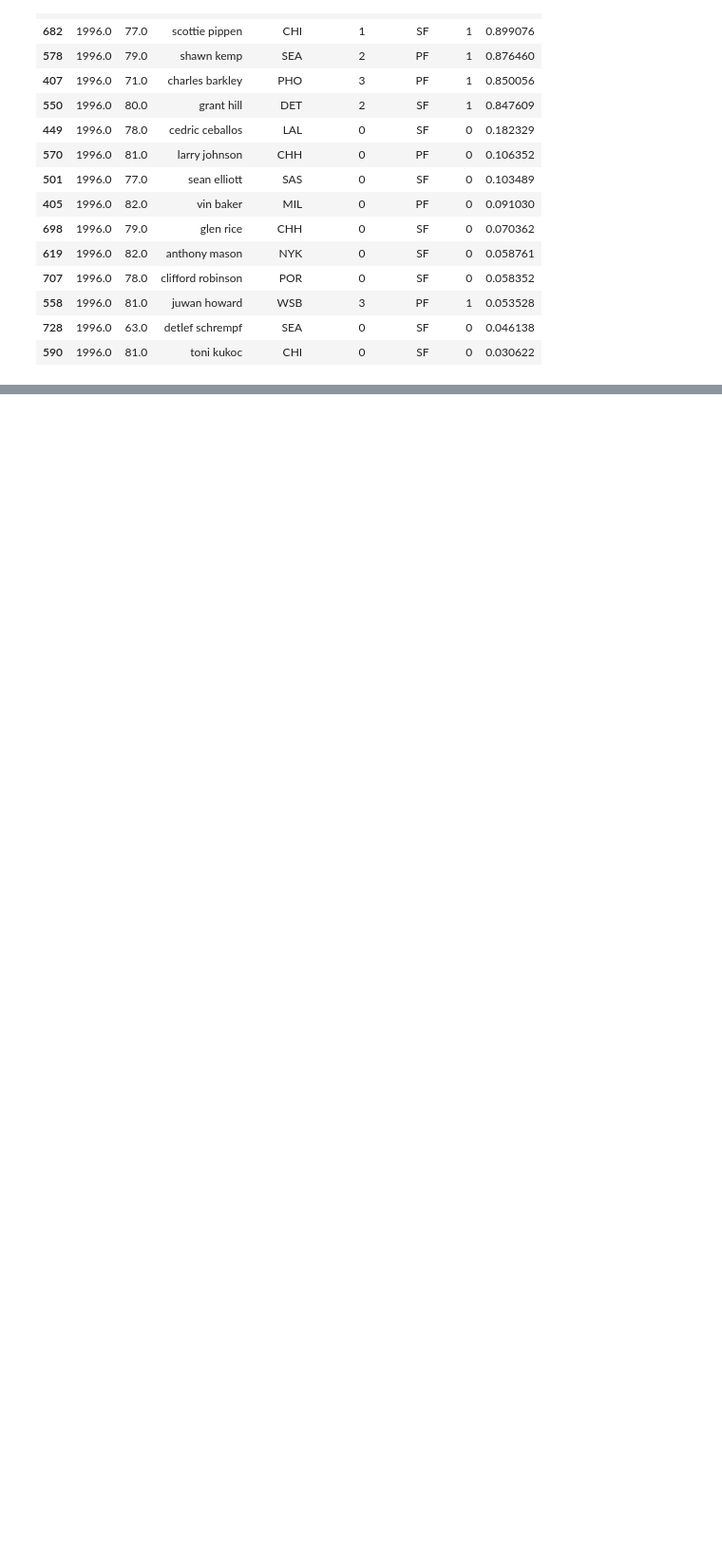
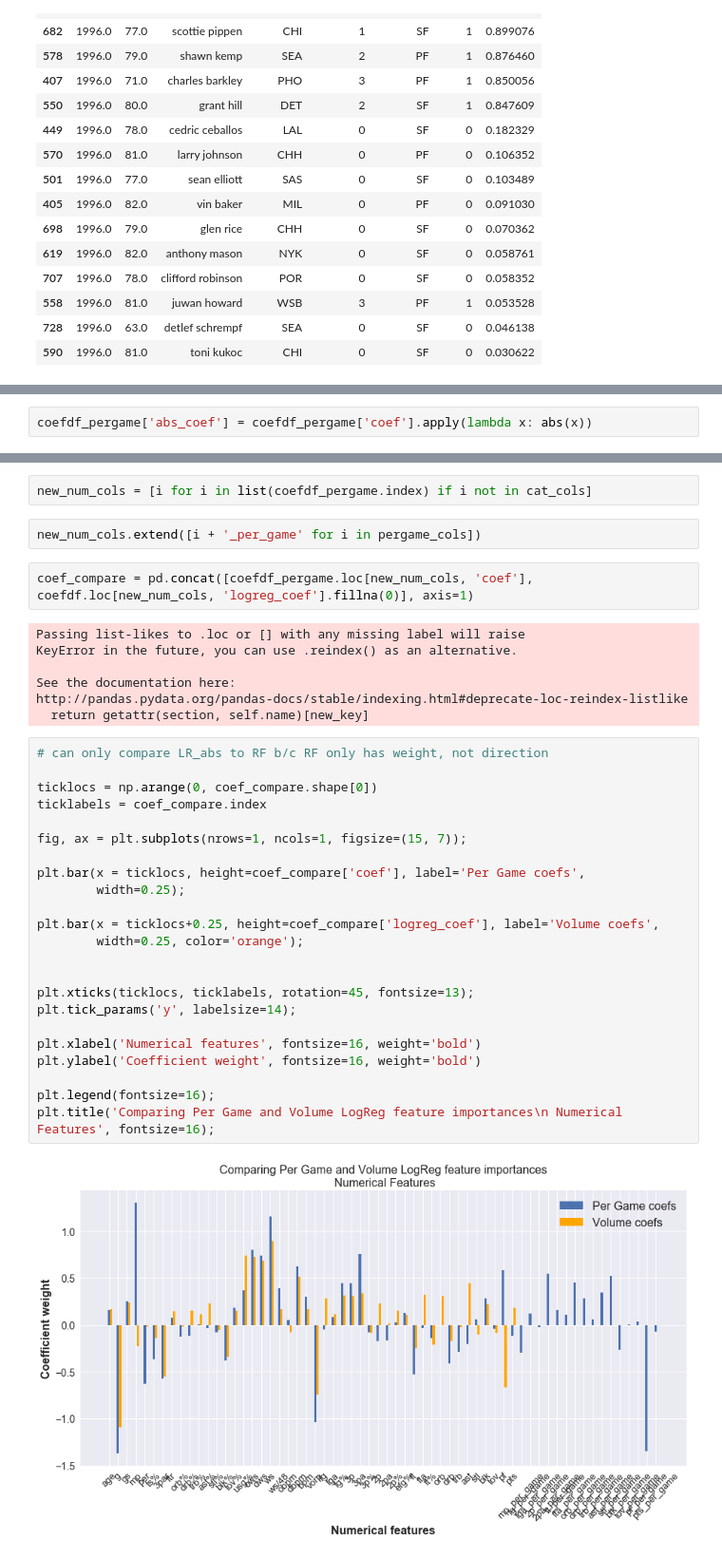
Before and after one commit to jquella/DSI_capstone, a Jupyter notebook: model_v1.ipynb, the cells around one changed output, grey strips where cells are left out. Shown at 95% size. Saved outputs shown, nothing was run; the diff lists cells and outputs as text; blank space fills up the shorter version.

```diff
--- a/model_v1.ipynb
+++ b/model_v1.ipynb
@@ -788,0 +950,2 @@ pred_test_lr1.loc[mask, interestcols].sort_values(by='proba', ascending=False).h
+# %%
+coefdf_pergame['abs_coef'] = coefdf_pergame['coef'].apply(lambda x: abs(x))
@@ -788,0 +973,38 @@ pred_test_lr1.loc[mask, interestcols].sort_values(by='proba', ascending=False).h
+# %%
+new_num_cols = [i for i in list(coefdf_pergame.index) if i not in cat_cols]
+# %%
+new_num_cols.extend([i + '_per_game' for i in pergame_cols])
+# %%
+coef_compare = pd.concat([coefdf_pergame.loc[new_num_cols, 'coef'], coefdf.loc[new_num_cols, 'logreg_coef'].fillna(0)], axis=1)
+# %% [output]
+Passing list-likes to .loc or [] with any missing label will raise
+KeyError in the future, you can use .reindex() as an alternative.
+
+See the documentation here:
+http://pandas.pydata.org/pandas-docs/stable/indexing.html#deprecate-loc-reindex-listlike
+  return getattr(section, self.name)[new_key]
+# %%
+# can only compare LR_abs to RF b/c RF only has weight, not direction
+
+ticklocs = np.arange(0, coef_compare.shape[0])
+ticklabels = coef_compare.index
+
+fig, ax = plt.subplots(nrows=1, ncols=1, figsize=(15, 7));
+
+plt.bar(x = ticklocs, height=coef_compare['coef'], label='Per Game coefs',
+        width=0.25);
+
+plt.bar(x = ticklocs+0.25, height=coef_compare['logreg_coef'], label='Volume coefs',
+        width=0.25, color='orange');
+
+
+plt.xticks(ticklocs, ticklabels, rotation=45, fontsize=13);
+plt.tick_params('y', labelsize=14);
+
+plt.xlabel('Numerical features', fontsize=16, weight='bold')
+plt.ylabel('Coefficient weight', fontsize=16, weight='bold')
+
+plt.legend(fontsize=16);
+plt.title('Comparing Per Game and Volume LogReg feature importances\n Numerical Features', fontsize=16);
+# %% [output]
+[figure, added]
```
Also changed, not shown: parts of 19 cells of this notebook.
